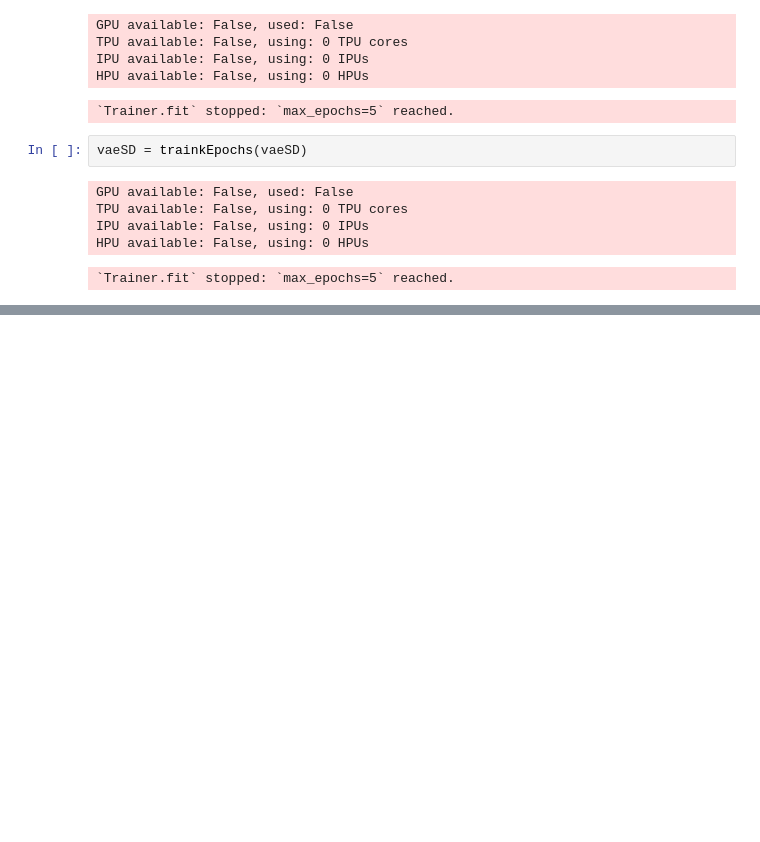
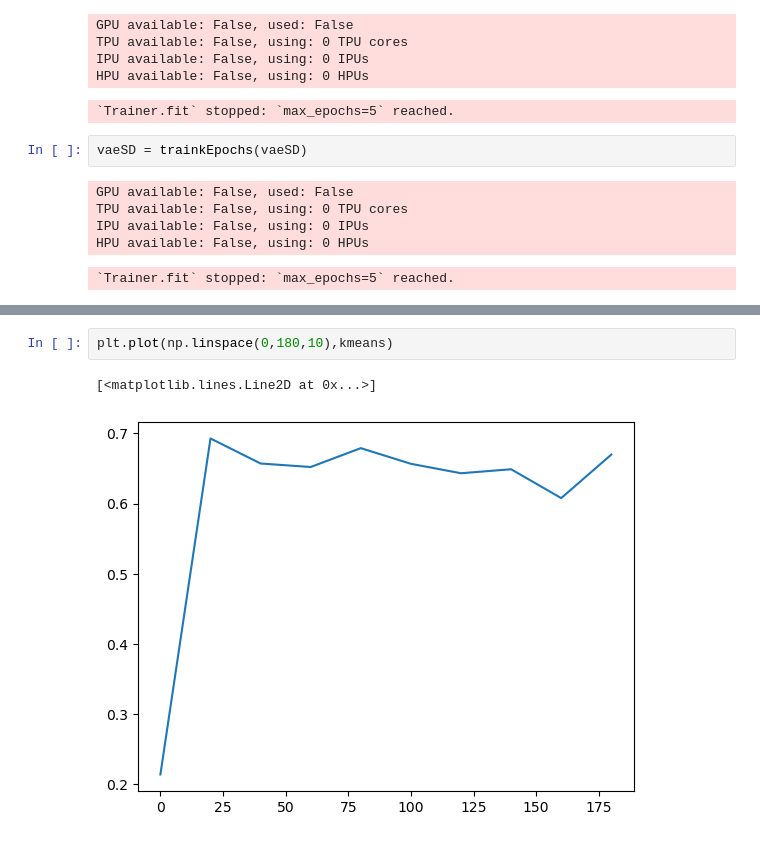
Before and after one commit to LeanderDiazBone/BachelorThesis, a Jupyter notebook: metrics_epochs.ipynb, the cells around one changed output, grey strips where cells are left out. Saved outputs shown, nothing was run; the diff lists cells and outputs as text; blank space fills up the shorter version.

```diff
--- a/metrics_epochs.ipynb
+++ b/metrics_epochs.ipynb
@@ -77,0 +210,5 @@ HPU available: False, using: 0 HPUs
+# %%
+plt.plot(np.linspace(0,180,10),kmeans)
+# %% [output]
+[<matplotlib.lines.Line2D at 0x...>]
+[figure, added]
```
Also changed, not shown: parts of 18 cells of this notebook, 14 other files.
